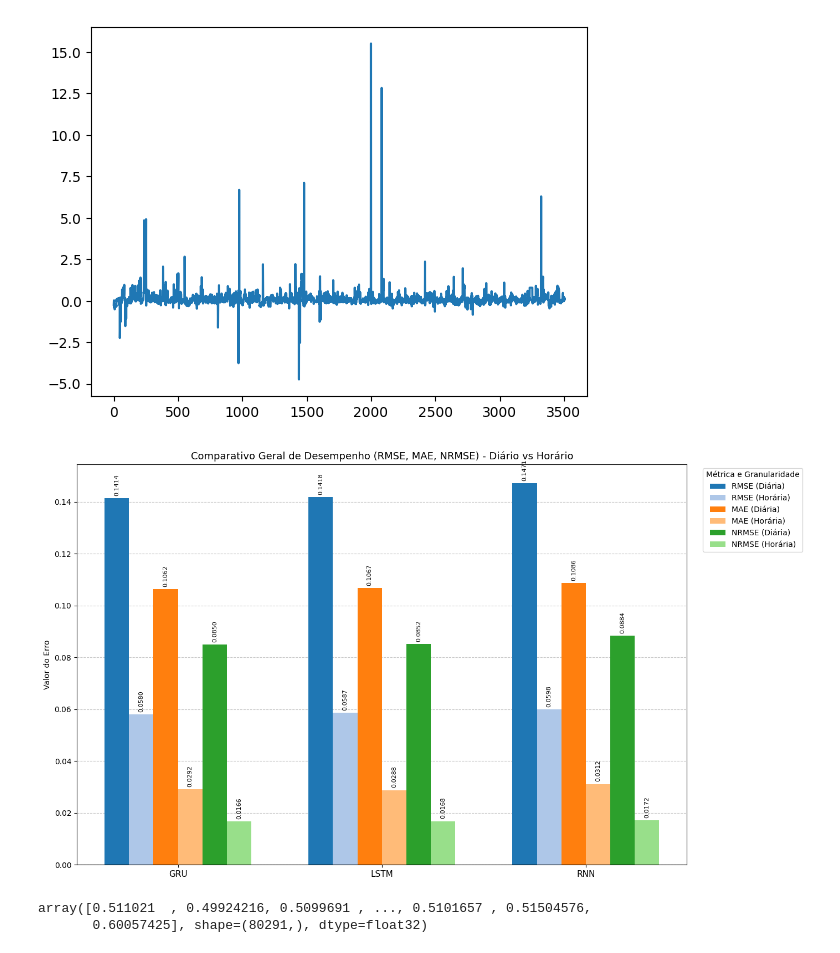
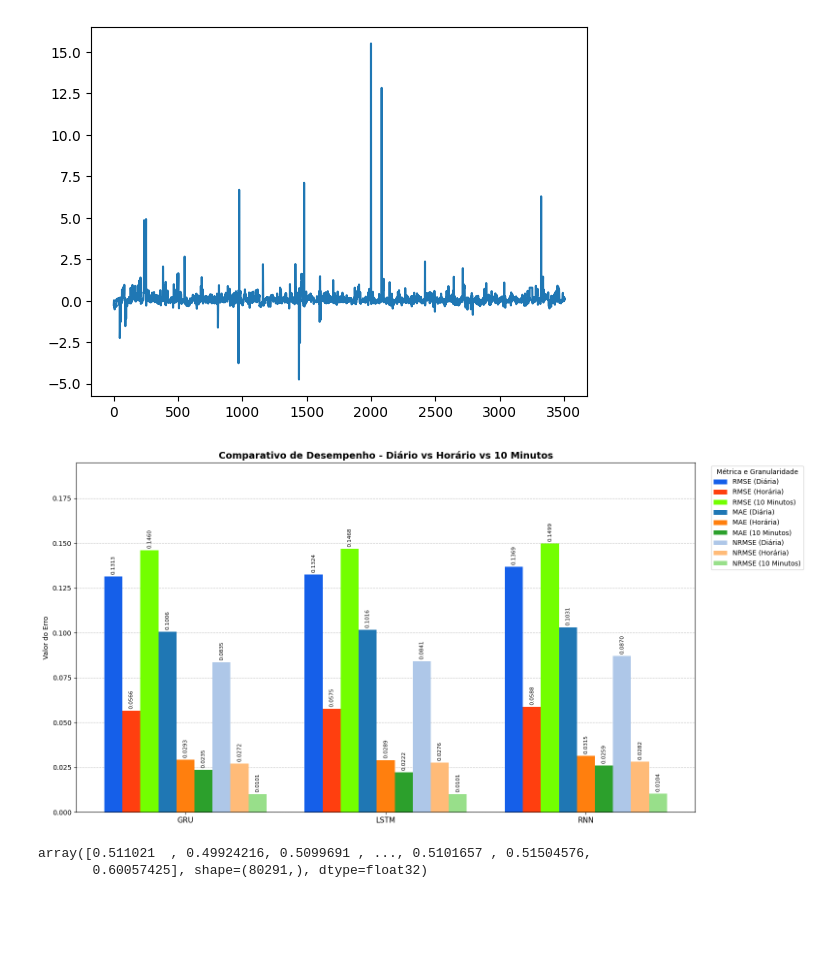
Before and after one commit to LarcesUece/GRANULARITY-PREDICTION, a Jupyter notebook: src/notebooks/analise_granularidade.ipynb, the cells around one changed output. Saved outputs shown, nothing was run; the diff lists cells and outputs as text; code cells hidden in the pictures; blank space fills up the shorter version.

Commit message:
notebook analise_granularidade separado em 3

```diff
--- a/src/notebooks/analise_granularidade.ipynb
+++ b/src/notebooks/analise_granularidade.ipynb
@@ -2458,61 +2685,69 @@ plt.plot(diferencas["GRU"].flatten())
 import matplotlib.pyplot as plt
 import numpy as np
 
-# A sua estrutura de dicionário (Adicionei o GRU (SEM_ID) com valores aproximados baseados na imagem para ficar completo)
+modelos = list(metricas.keys())
+metricas_plot = ['RMSE','MAE', 'NRMSE']
+
+# Adição de um terceiro tom (mais claro) para a granularidade de 10 minutos
 
 
-modelos = list(metricas.keys())
-metricas_plot = ['RMSE', 'MAE', 'NRMSE'] # sMAPE fica de fora para não quebrar a escala visual
-
-# Cores exatas extraídas da sua imagem de referência
 cores = {
-    'RMSE': {'Diario': '#1f77b4', 'Horario': '#aec7e8'},   # Azul escuro e claro
-    'MAE':  {'Diario': '#ff7f0e', 'Horario': '#ffbb78'},   # Laranja escuro e claro
-    'NRMSE': {'Diario': '#2ca02c', 'Horario': '#98df8a'}   # Verde escuro e claro
+    'RMSE': {'Diario': "#155fe9", 'Horario': "#ff3f0f", '10minutos:': "#73ff00"},
+    'MAE': {'Diario': '#1f77b4', 'Horario': '#ff7f0e', '10minutos:': '#2ca02c'},
+    'NRMSE': {'Diario': '#aec7e8', 'Horario': '#ffbb78', '10minutos:': '#98df8a'},
 }
 
-# Configuração do espaçamento das 6 barras
+# Configuração do espaçamento das 9 barras
 x = np.arange(len(modelos))
-largura_barra = 0.12
-offsets = [-2.5, -1.5, -0.5, 0.5, 1.5, 2.5] # Multiplicadores para empurrar as barras lateralmente
 
-fig, ax = plt.subplots(figsize=(14, 8)) # Largura maior para caber a legenda fora do quadro
+# A largura da barra foi reduzida para 0.09.
+# Assim, 9 barras ocupam 0.81 do espaço, deixando uma margem limpa entre os modelos.
+largura_barra = 0.09
+offsets = [-4, -3, -2, -1, 0, 1, 2, 3, 4]
 
-# Loop inteligente para desenhar as 6 barras na ordem correta para cada modelo
+fig, ax = plt.subplots(figsize=(16, 8)) # Figura levemente mais larga
+
 idx_offset = 0
 for metrica in metricas_plot:
-    for granularidade in ['Diario', 'Horario']:
+    for granularidade in ['Diario', 'Horario', '10minutos:']:
         valores = [metricas[modelo][granularidade][metrica] for modelo in modelos]
         posicao = x + (offsets[idx_offset] * largura_barra)
 
-        # Ajuste gramatical para a legenda (Diario -> Diária)
-        label = f'{metrica} ({"Diária" if granularidade == "Diario" else "Horária"})'
+        # Ajuste dinâmico do nome para a legenda
+        if granularidade == "Diario":
+            nome_gran = "Diária"
+        elif granularidade == "Horario":
+            nome_gran = "Horária"
+        else:
+            nome_gran = "10 Minutos"
+
+        label = f'{metrica} ({nome_gran})'
         cor = cores[metrica][granularidade]
-        # 1. Capturamos as barras criadas na variável 'barras'
+
         barras = ax.bar(posicao, valores, largura_barra, label=label, color=cor)
 
-        # 2. Adicionamos os valores no topo com rotação para não sobrepor
+        # Valores no topo
         ax.bar_label(barras, padding=3, fmt='%.4f', fontsize=8, rotation=90)
         idx_offset += 1
 
-# Estilização idêntica à imagem
 ax.set_ylabel('Valor do Erro')
-ax.set_title('Comparativo Geral de Desempenho (RMSE, MAE, NRMSE) - Diário vs Horário', fontsize=13)
+ax.set_title('Comparativo de Desempenho - Diário vs Horário vs 10 Minutos', fontsize=14, fontweight='bold')
 ax.set_xticks(x)
 ax.set_xticklabels(modelos, fontsize=11)
 
-# Configurando o Grid pontilhado atrás das barras
 ax.yaxis.grid(True, linestyle='--', alpha=0.7)
 ax.set_axisbelow(True)
 
-# Movendo a legenda para fora do gráfico (canto superior direito)
+# Ajuste automático e seguro do limite Y para evitar corte dos números rotacionados
+valor_maximo = max([metricas[mod][gran][met] for mod in modelos for gran in ['Diario', 'Horario', '10minutos:'] for met in metricas_plot])
+ax.set_ylim(0, valor_maximo * 1.3)
+
 ax.legend(title='Métrica e Granularidade', bbox_to_anchor=(1.02, 1), loc='upper left')
 
-# O tight_layout impede que a legenda seja cortada na hora de salvar
 plt.tight_layout()
 plt.show()
 # %% [output]
-[figure, old version]
+[figure, new version]
 # %%
 horas_agregadas["GRU"]
 # %% [output]
```
Also changed, not shown: parts of 43 cells of this notebook, 11 other files.
